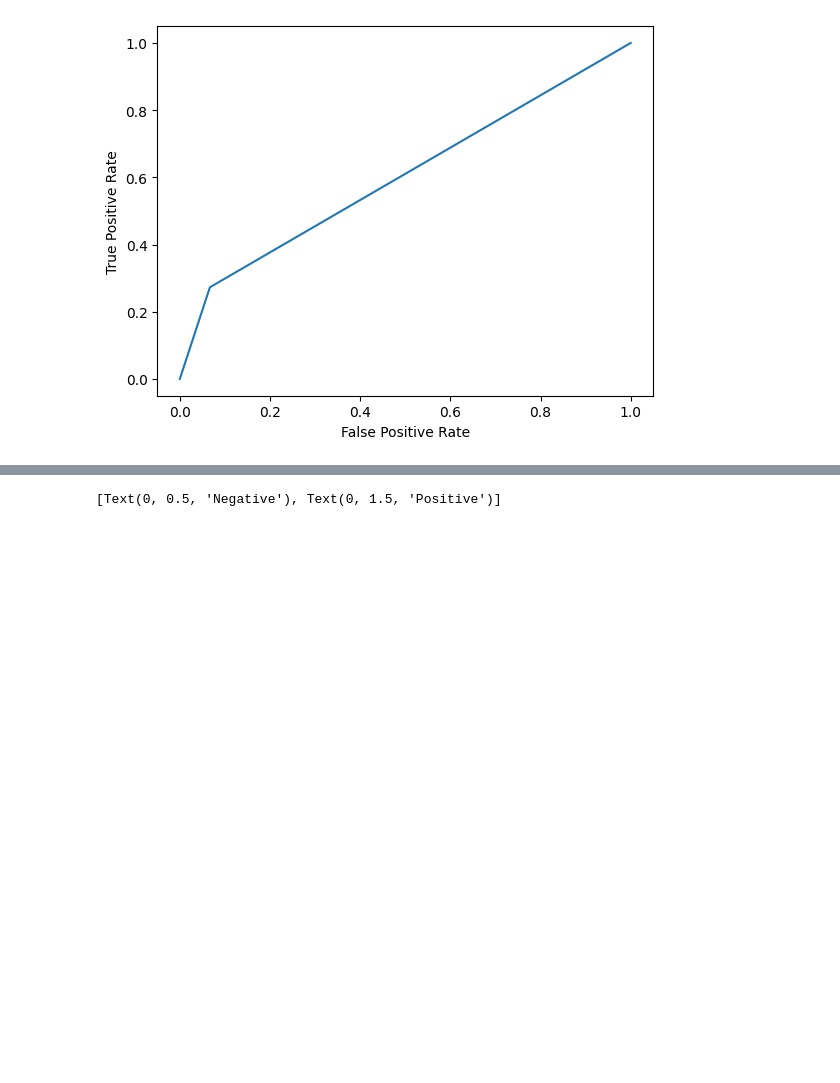
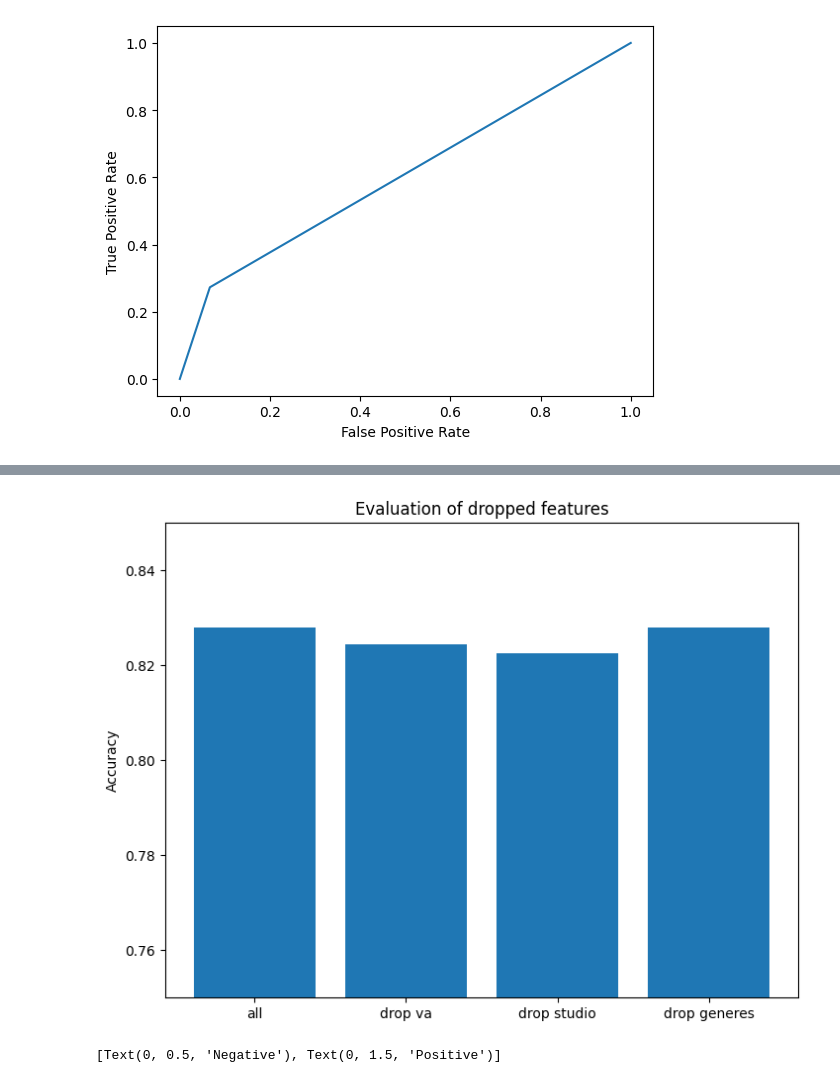
Before and after one commit to nle244/MAL-Recommendation, a Jupyter notebook: adaboost.ipynb, the cells around one changed output, grey strips where cells are left out. Drawn from its saved outputs; the diff is of its cells as text; code cells hidden in the pictures; blank space fills up the shorter version.

Commit message:
just need a few more charts

```diff
--- a/adaboost.ipynb
+++ b/adaboost.ipynb
@@ -186,0 +187,15 @@ Recall:  0.42
+# %%
+labels = ['all', 'drop va', 'drop studio', 'drop generes']
+percent_val = [0.8279,0.8245,0.8226,0.8279]
+# %%
+import matplotlib.pyplot as plt
+fig = plt.figure()
+ax = fig.add_axes([0,0,1,1])
+plt.ylim(0.75,0.85)
+
+ax.bar(labels,percent_val)
+ax.set_ylabel('Accuracy')
+ax.set_title('Evaluation of dropped features')
+plt.show()
+# %% [output]
+[figure, added]
```
Also changed, not shown: parts of 7 cells of this notebook.
